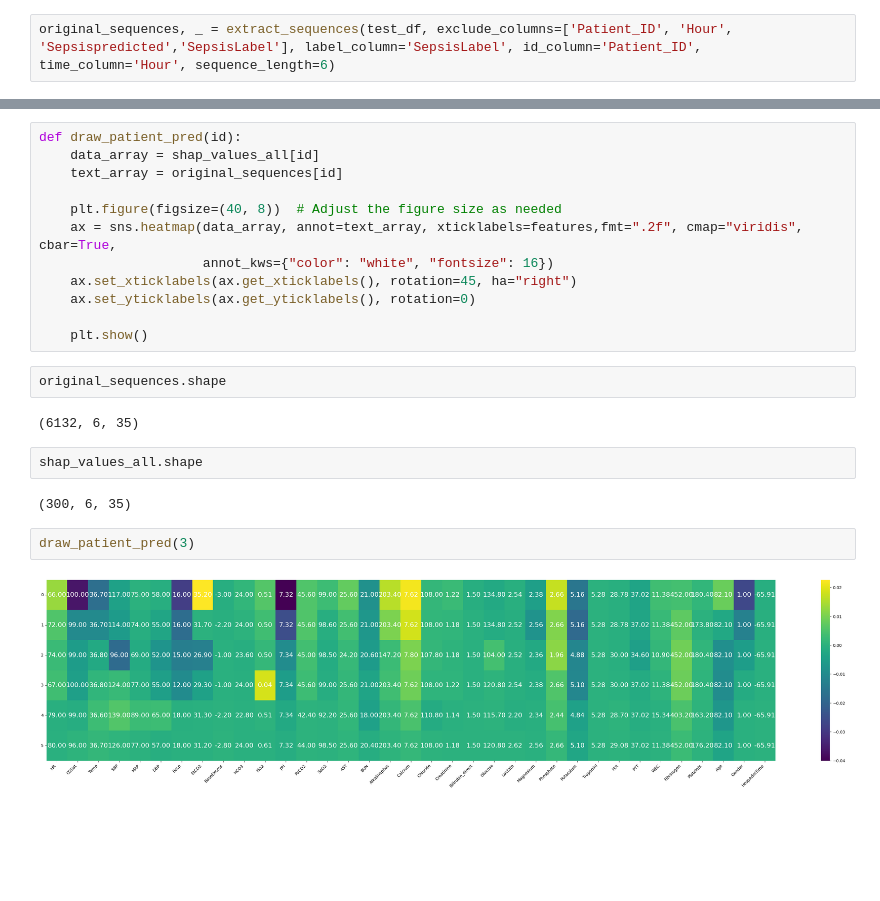
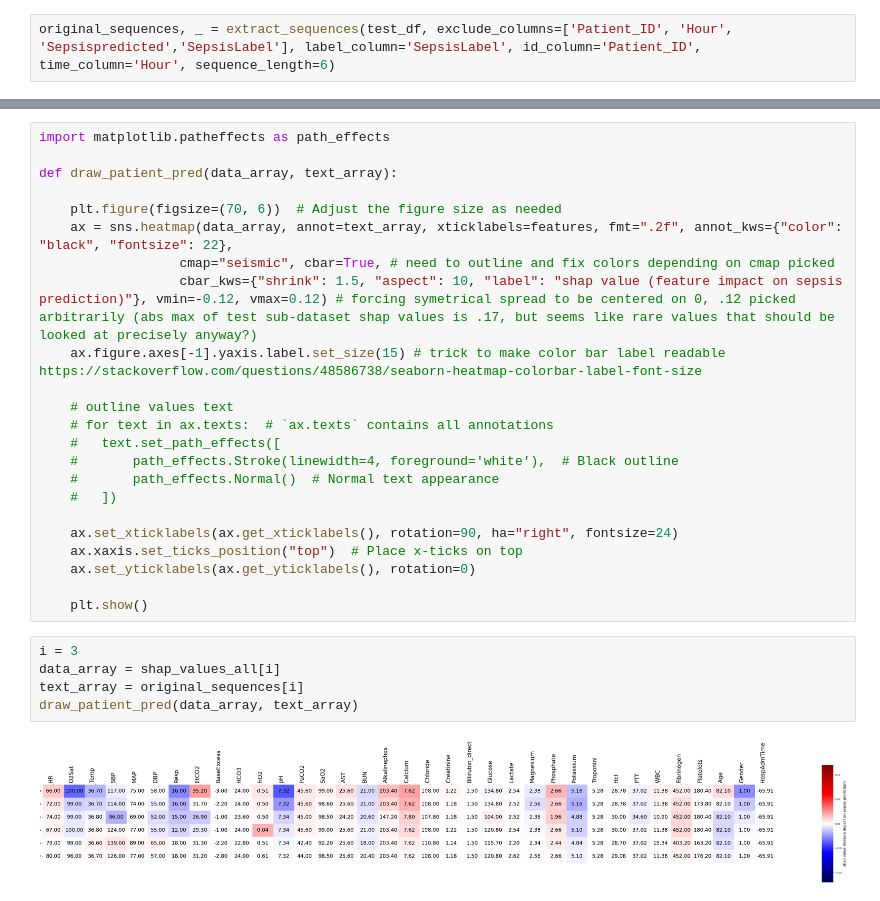
Before and after one commit to DaAdri/sepsis_prediction, a Jupyter notebook: LSTM_model.ipynb, the cells around one changed output, grey strips where cells are left out. Cells and saved outputs as stored; diff of their text form; blank space fills up the shorter version.

Commit message:
Cleaner chart

```diff
--- a/LSTM_model.ipynb
+++ b/LSTM_model.ipynb
@@ -357,24 +378,30 @@ original_sequences, _ = extract_sequences(test_df, exclude_columns=['Patient_ID'
 # %%
-def draw_patient_pred(id):
-	data_array = shap_values_all[id]
-	text_array = original_sequences[id]
+import matplotlib.patheffects as path_effects
 
-	plt.figure(figsize=(40, 8))  # Adjust the figure size as needed
-	ax = sns.heatmap(data_array, annot=text_array, xticklabels=features,fmt=".2f", cmap="viridis", cbar=True,
-					 annot_kws={"color": "white", "fontsize": 16})
-	ax.set_xticklabels(ax.get_xticklabels(), rotation=45, ha="right")
+def draw_patient_pred(data_array, text_array):
+
+	plt.figure(figsize=(70, 6))  # Adjust the figure size as needed
+	ax = sns.heatmap(data_array, annot=text_array, xticklabels=features, fmt=".2f", annot_kws={"color": "black", "fontsize": 22},
+                  cmap="seismic", cbar=True, # need to outline and fix colors depending on cmap picked
+                  cbar_kws={"shrink": 1.5, "aspect": 10, "label": "shap value (feature impact on sepsis prediction)"}, vmin=-0.12, vmax=0.12) # forcing symetrical spread to be centered on 0, .12 picked arbitrarily (abs max of test sub-dataset shap values is .17, but seems like rare values that should be looked at precisely anyway?)
+	ax.figure.axes[-1].yaxis.label.set_size(15) # trick to make color bar label readable https://stackoverflow.com/questions/48586738/seaborn-heatmap-colorbar-label-font-size
+
+	# outline values text
+	# for text in ax.texts:  # `ax.texts` contains all annotations
+	# 	text.set_path_effects([
+	# 		path_effects.Stroke(linewidth=4, foreground='white'),  # Black outline
+	# 		path_effects.Normal()  # Normal text appearance
+	# 	])
+
+	ax.set_xticklabels(ax.get_xticklabels(), rotation=90, ha="right", fontsize=24)
+	ax.xaxis.set_ticks_position("top")  # Place x-ticks on top
 	ax.set_yticklabels(ax.get_yticklabels(), rotation=0)
 
 	plt.show()
-# %%
-original_sequences.shape
-# %% [output]
-(6132, 6, 35)
-# %%
-shap_values_all.shape
-# %% [output]
-(300, 6, 35)
 # %%
-draw_patient_pred(3)
+i = 3
+data_array = shap_values_all[i]
+text_array = original_sequences[i]
+draw_patient_pred(data_array, text_array)
 # %% [output]
-[figure, old version]
+[figure, new version]
```
Also changed, not shown: parts of 1 cell of this notebook.
